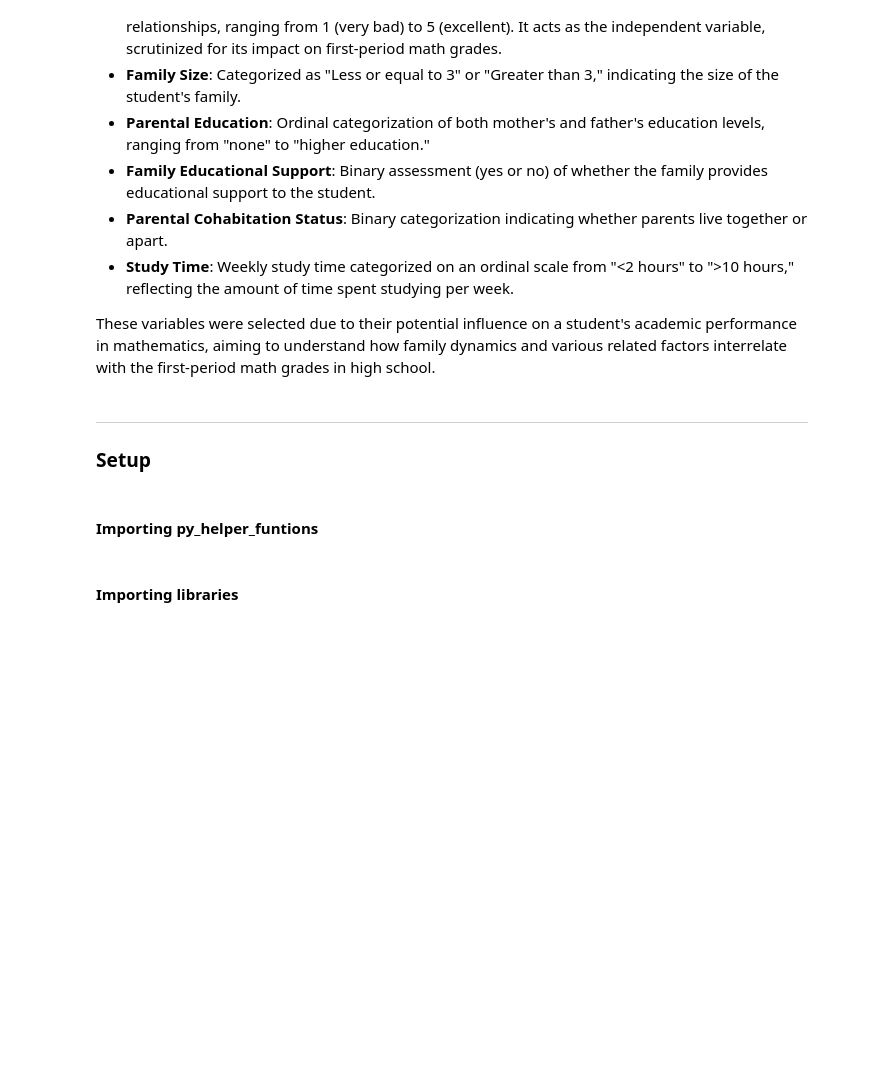
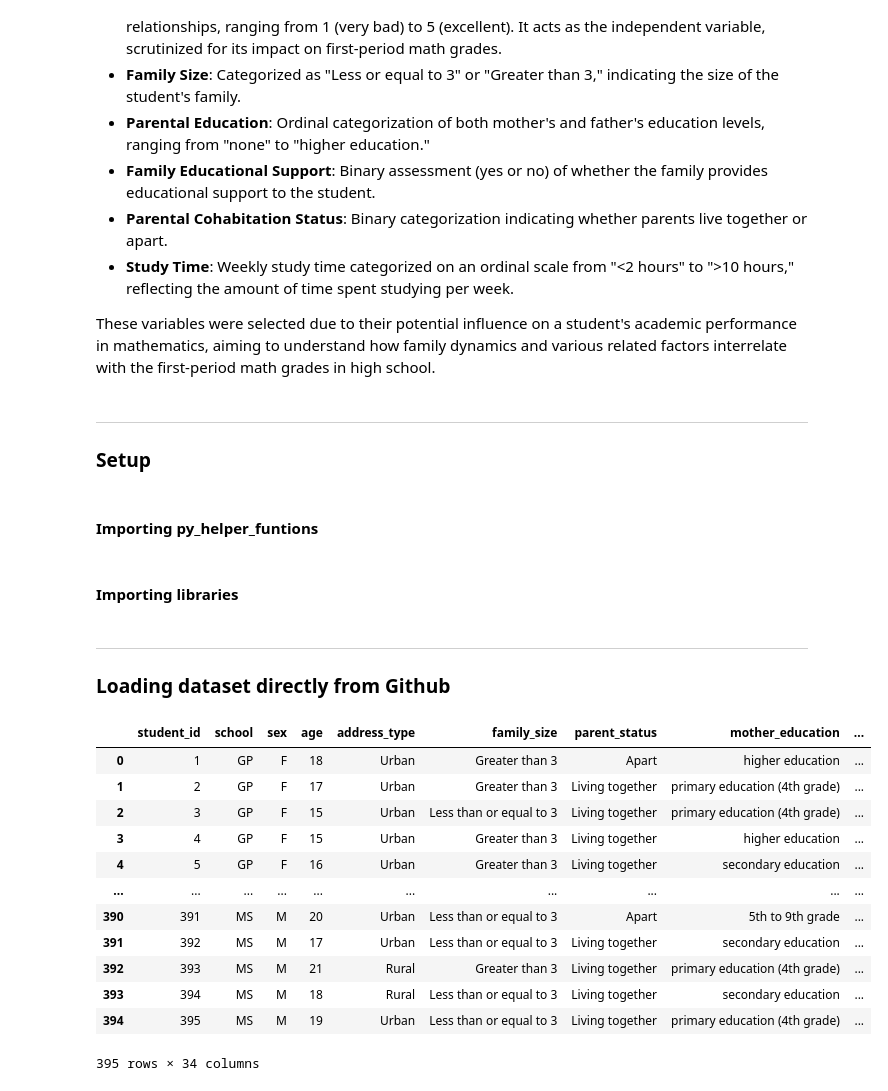
Before and after one commit to Alejandra-savagebriz/DA2, a Jupyter notebook: FinalProjectDA2_OK.ipynb, the cells around one changed output. Saved outputs shown, nothing was run; the diff lists cells and outputs as text; code cells hidden in the pictures; blank space fills up the shorter version.

Commit message:
Data loading from Github

```diff
--- a/FinalProjectDA2_OK.ipynb
+++ b/FinalProjectDA2_OK.ipynb
@@ -533,3 +533,29 @@ import statsmodels.formula.api as smf
 from mizani import transforms
 from stargazer.stargazer import Stargazer
 from IPython.core.display import HTML
+# %% [markdown]
+_______________________________________________________________________________________________________________________________
+### Loading dataset directly from Github
+# %%
+# Github repository URL
+url="https://raw.githubusercontent.com/Alejandra-savagebriz/DA2/main/student_math_clean.csv"
+
+# Read CSV file from GitHub URL
+df = pd.read_csv(url)
+# %%
+# Print DataFrame to validate the correct data load
+df
+# %% [output]
+|  | student_id | school | sex | age | address_type | family_size | parent_status | mother_education | ... |
+| 0 | 1 | GP | F | 18 | Urban | Greater than 3 | Apart | higher education | ... |
+| 1 | 2 | GP | F | 17 | Urban | Greater than 3 | Living together | primary education (4th grade) | ... |
+| 2 | 3 | GP | F | 15 | Urban | Less than or equal to 3 | Living together | primary education (4th grade) | ... |
+| 3 | 4 | GP | F | 15 | Urban | Greater than 3 | Living together | higher education | ... |
+| 4 | 5 | GP | F | 16 | Urban | Greater than 3 | Living together | secondary education | ... |
+| ... | ... | ... | ... | ... | ... | ... | ... | ... | ... |
+| 390 | 391 | MS | M | 20 | Urban | Less than or equal to 3 | Apart | 5th to 9th grade | ... |
+| 391 | 392 | MS | M | 17 | Urban | Less than or equal to 3 | Living together | secondary education | ... |
+| 392 | 393 | MS | M | 21 | Rural | Greater than 3 | Living together | primary education (4th grade) | ... |
+| 393 | 394 | MS | M | 18 | Rural | Less than or equal to 3 | Living together | secondary education | ... |
+| 394 | 395 | MS | M | 19 | Urban | Less than or equal to 3 | Living together | primary education (4th grade) | ... |
+395 rows × 34 columns
```
Also changed, not shown: parts of 3 cells of this notebook.
